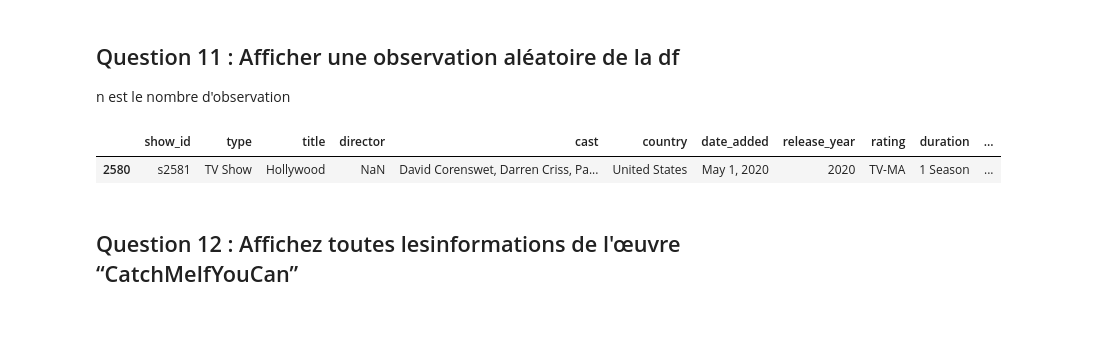
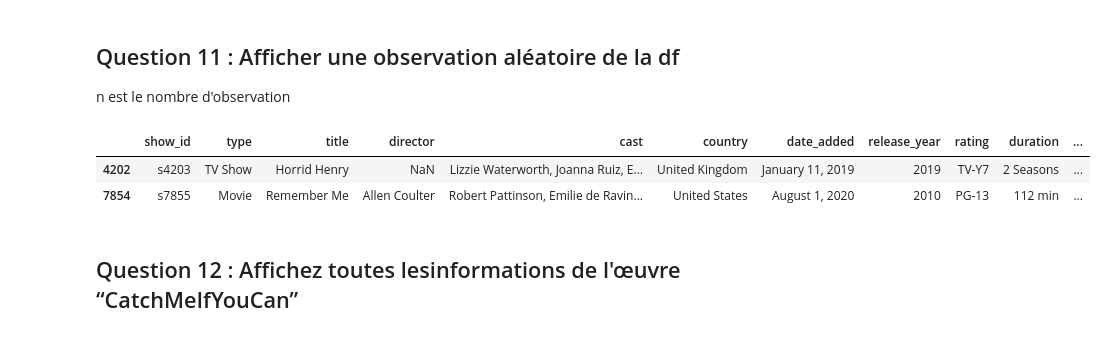
Before and after one commit to amina-taleb/netflix-insights, a Jupyter notebook: Netflix Data Analysis.ipynb, the cells around one changed output. Saved outputs shown, nothing was run; the diff lists cells and outputs as text; code cells hidden in the pictures.

```diff
--- a/Netflix Data Analysis.ipynb
+++ b/Netflix Data Analysis.ipynb
@@ -203,10 +223,11 @@ msno.dendrogram(df)
 ## Question 11 : Afficher une observation aléatoire de la df
 n est le nombre d'observation
 # %%
-df.sample(n=1)
+df.sample(n=2)
 # %% [output]
 |  | show_id | type | title | director | cast | country | date_added | release_year | rating | duration | ... |
-| 2580 | s2581 | TV Show | Hollywood | NaN | David Corenswet, Darren Criss, Pa... | United States | May 1, 2020 | 2020 | TV-MA | 1 Season | ... |
+| 4202 | s4203 | TV Show | Horrid Henry | NaN | Lizzie Waterworth, Joanna Ruiz, E... | United Kingdom | January 11, 2019 | 2019 | TV-Y7 | 2 Seasons | ... |
+| 7854 | s7855 | Movie | Remember Me | Allen Coulter | Robert Pattinson, Emilie de Ravin... | United States | August 1, 2020 | 2010 | PG-13 | 112 min | ... |
 # %% [markdown]
 ## Question 12 : Affichez toutes lesinformations de l'œuvre “CatchMeIfYouCan”
 # %%
```
Also changed, not shown: parts of 41 cells of this notebook.
